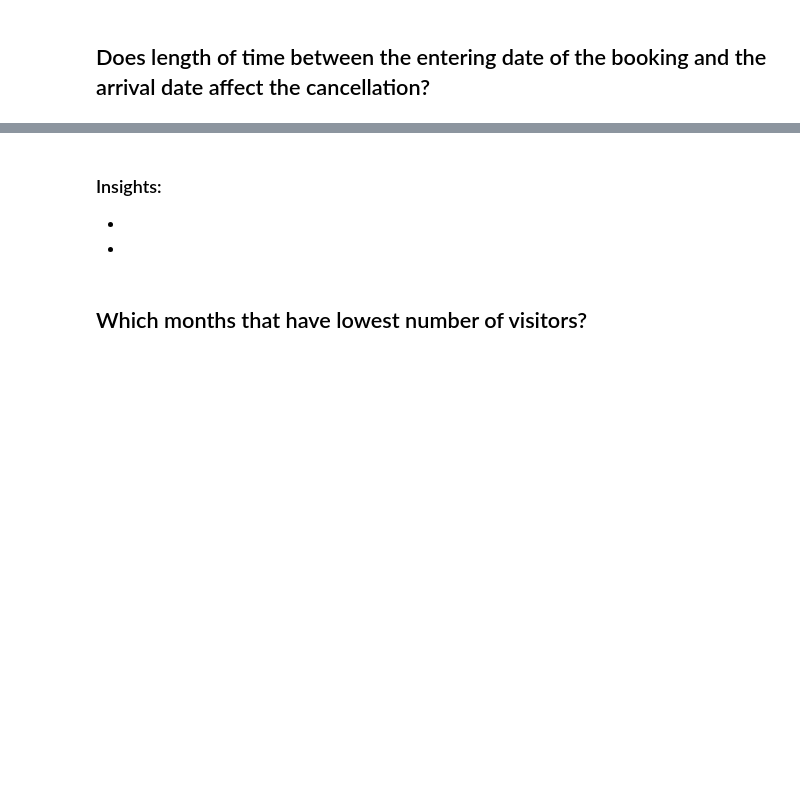
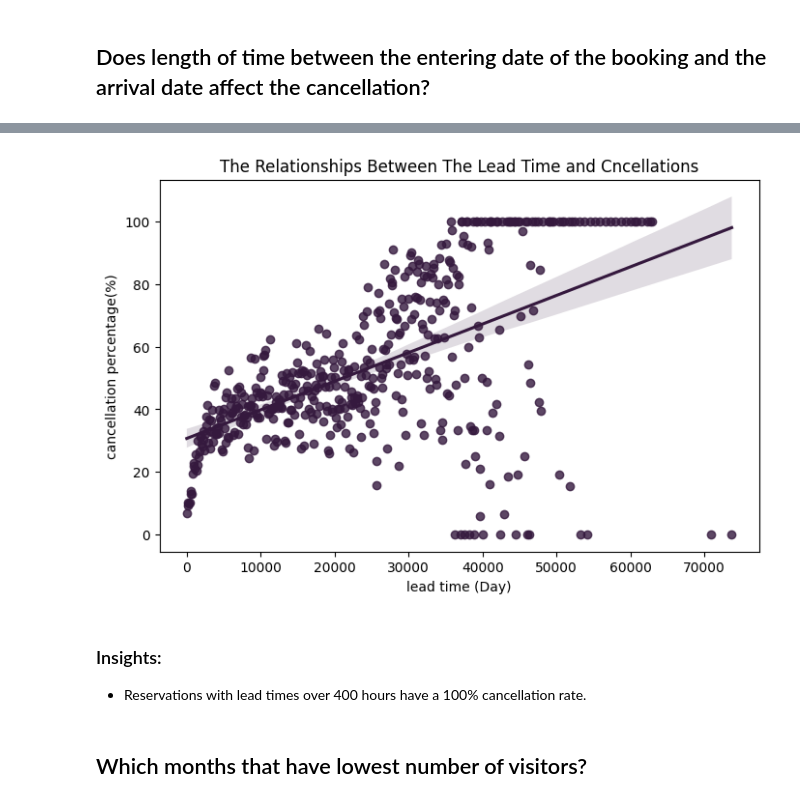
Before and after one commit to Tuwaiq-Data-Science-Bootcamp-V3/PCA-Lab1, a Jupyter notebook: CV_Assignment.ipynb, the cells around one changed output, grey strips where cells are left out. Drawn from its saved outputs; the diff is of its cells as text; code cells hidden in the pictures; blank space fills up the shorter version.

```diff
--- a/CV_Assignment.ipynb
+++ b/CV_Assignment.ipynb
@@ -119,6 +123,17 @@ df.describe(include='object')
-# %% [markdown]
-### Insights:
--
--
+# %%
+cp = df.groupby('lead_time')['is_canceled'].mean().reset_index()* 100
+
+plt.subplots(figsize=(8,5))
+sns.set_palette('rocket')
+sns.regplot(data=cp, x='lead_time', y='is_canceled')
+plt.xlabel('lead time (Day)')
+plt.ylabel('cancellation percentage(%)')
+plt.title('The Relationships Between The Lead Time and Cncellations')
+plt.show();
+# %% [output]
+[figure, added]
+# %% [markdown]
+### Insights:
+- Reservations with lead times over 400 hours have a 100% cancellation rate.
 # %% [markdown]
 ## Which months that have lowest number of visitors?
```
Also changed, not shown: parts of 26 cells of this notebook.
